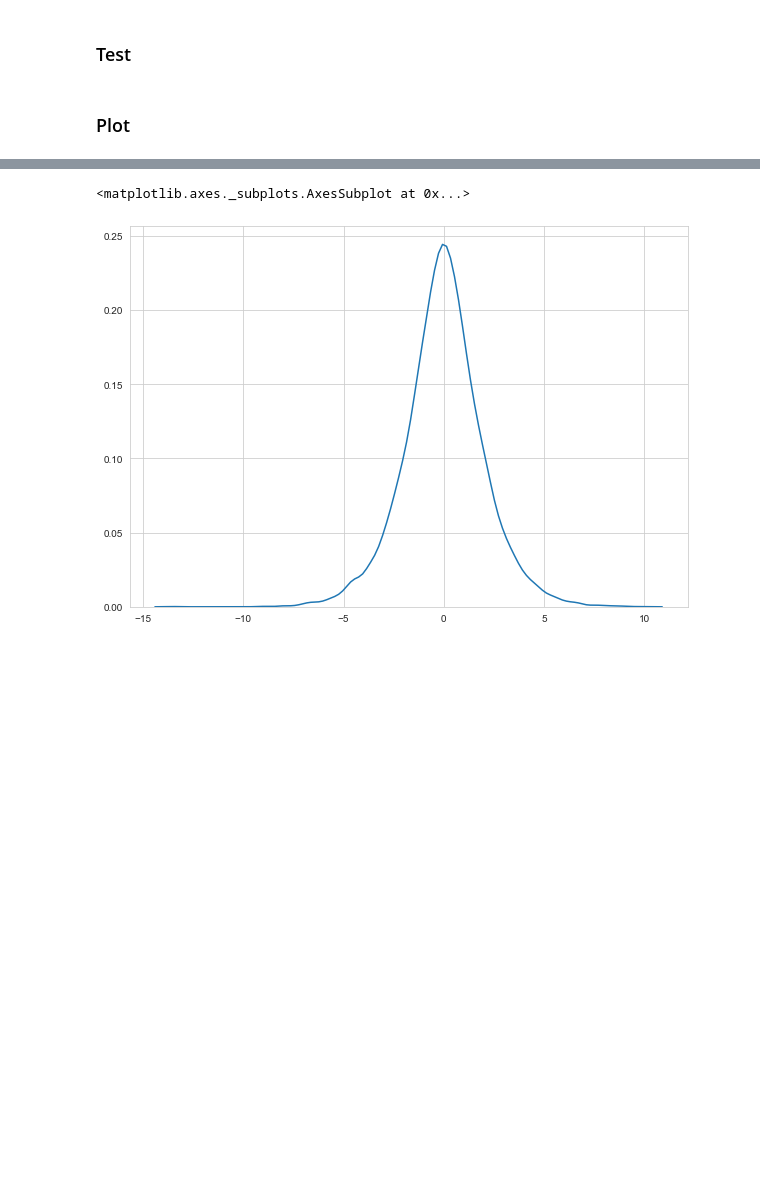
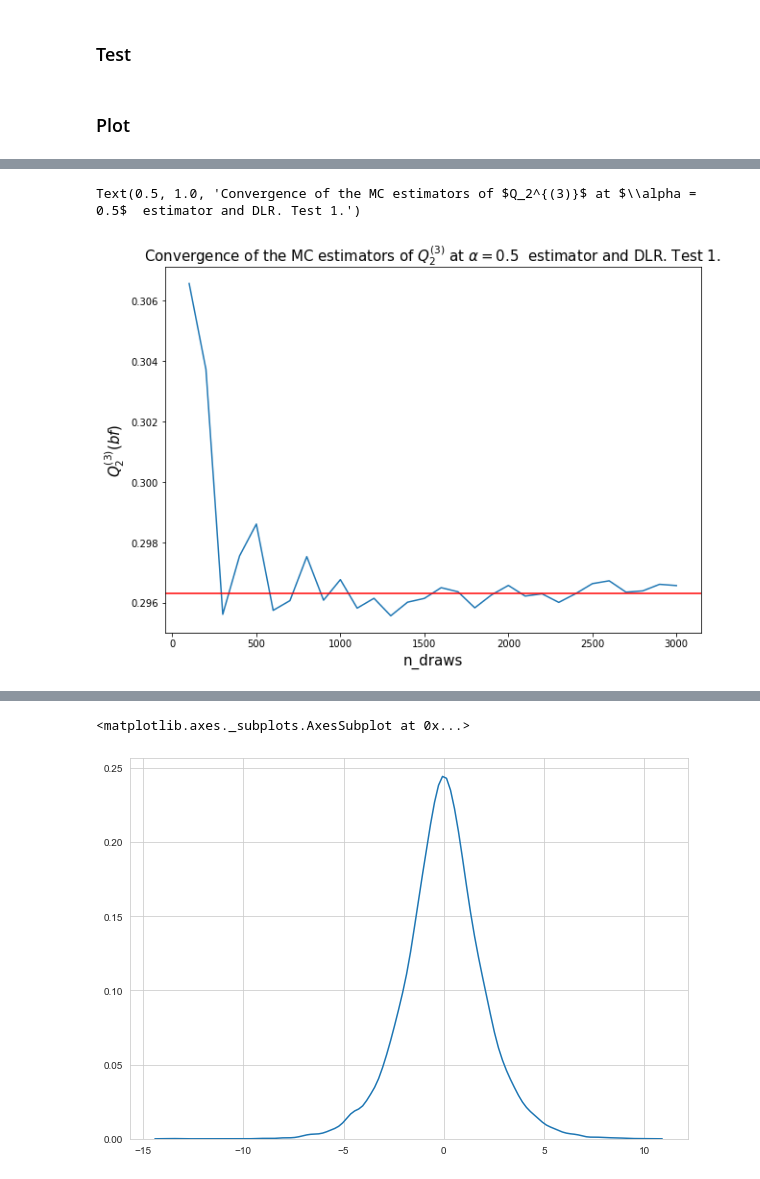
Before and after one commit to Yuleii/quantile-sensitivity-measures, a Jupyter notebook: quantile_based_global_sensitivity_measures.ipynb, the cells around one changed output, grey strips where cells are left out. Cells and saved outputs as stored; diff of their text form; code cells hidden in the pictures; blank space fills up the shorter version.

```diff
--- a/quantile_based_global_sensitivity_measures.ipynb
+++ b/quantile_based_global_sensitivity_measures.ipynb
@@ -257,7 +234,0 @@ Run N times of sampling
-# %%
-x = np.zeros((N,N,4)) # N*N*1
-conditional_sample = np.zeros((N,4,N,4))  # N*d*N*d
-
-for j in range(N):
-    x[j] = jth_ind_points(myseedlist[j])[0]
-    conditional_sample[j] =  jth_ind_points(myseedlist[j])[1]
@@ -724,18 +234,0 @@ def objfun1(x):
-# %%
-# mean for normal distribution
-miu_1 = np.array([1, 3, 5, 7])
-
-# standard deviation for normal distribution
-cov_1 = np.array(
-    [
-        [1, 0, 0, 0],
-        [0, 2.25, 0, 0],
-        [0, 0, 4, 0],
-        [0, 0, 0, 6.25],
-    ],
-)
-
-sd = np.sqrt(np.diag(cov_1))
-
-# dimension of inputs
-dim_1 = np.size(miu_1) # 4
@@ -823,0 +390,15 @@ $Y=x_1-x_2+x_3-x_4$, where $x_i \sim Exp(\lambda=1)$
+# %%
+bf_N_list = np.linspace(100, 3000, num=30).astype(int)
+bf_norm_q_2_3= [bf_mcs_quantile(n, 4, "Normal", mean_1, cov_1, simple_linear_function_transposed)[3][2][15] for n in N_list]
+# %%
+plt.figure(figsize=(10,7))
+
+plt.plot(bf_N_list, bf_norm_q_2_3)
+plt.axhline(norm_q_2_true[:, 2][15], c='r')
+
+plt.xlabel("n_draws", fontsize=15)
+plt.ylabel(r'$Q_2^{(3)}(bf)$', fontsize=15)
+plt.title(r"Convergence of the brute force MC estimators of $Q_2^{(3)}$ at $\alpha = 0.5$  estimator and DLR. Test 1.", fontsize=15)
+# %% [output]
+Text(0.5, 1.0, 'Convergence of the MC estimators of $Q_2^{(3)}$ at $\\alpha = 0.5$  estimator and DLR. Test 1.')
+[figure, added]
```
Also changed, not shown: parts of 98 cells of this notebook.
